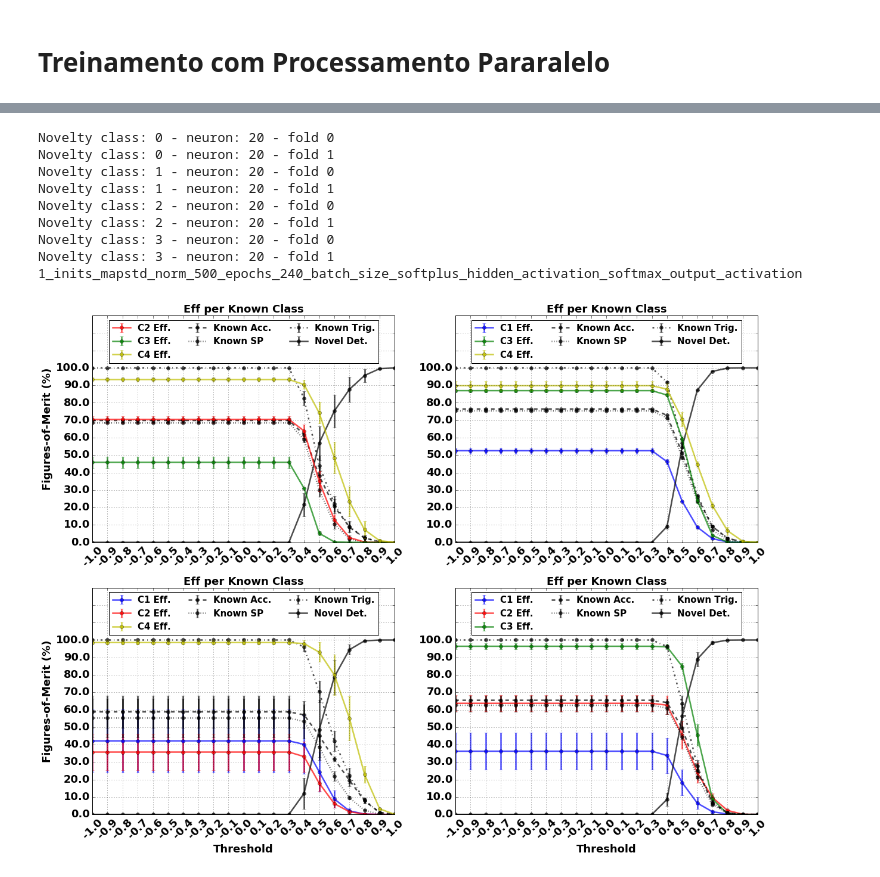
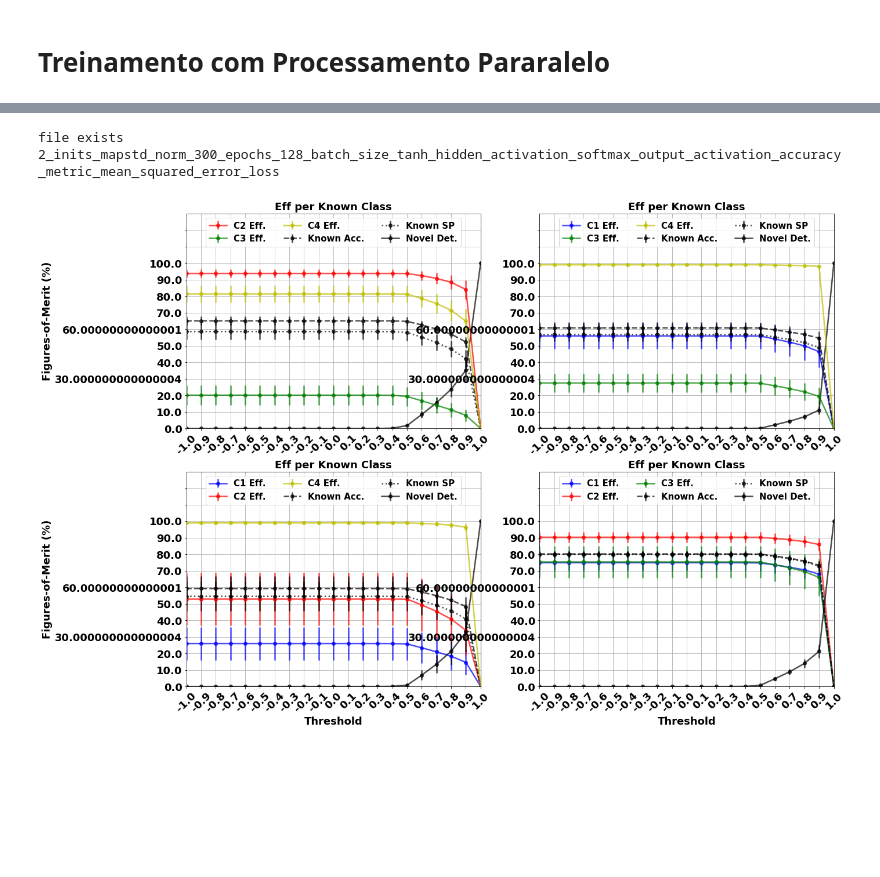
Before and after one commit to natmourajr/SonarAnalysis, a Jupyter notebook: Packages/NoveltyDetection/NeuralNetwork/RawDataNeuralNetwork.ipynb, the cells around one changed output, grey strips where cells are left out. Drawn from its saved outputs; the diff is of its cells as text; code cells hidden in the pictures; blank space fills up the shorter version.

```diff
--- a/Packages/NoveltyDetection/NeuralNetwork/RawDataNeuralNetwork.ipynb
+++ b/Packages/NoveltyDetection/NeuralNetwork/RawDataNeuralNetwork.ipynb
@@ -156,12 +156,12 @@ model_prefix_str = 'RawData'
 trn_params_folder='%s/%s/%s_trnparams.jbl'%(results_path,analysis_str,analysis_name)
 os.remove(trn_params_folder)
 if not os.path.exists(trn_params_folder):
-    trn_params = trnparams.NNNoveltyDetectionTrnParams(n_inits=1,
-                                                       hidden_activation='softplus',
+    trn_params = trnparams.NNNoveltyDetectionTrnParams(n_inits=2,
+                                                       hidden_activation='tanh',
                                                        output_activation='softmax',
-                                                       n_epochs=500,
+                                                       n_epochs=300,
                                                        patience=30,
-                                                       batch_size=240,
+                                                       batch_size=128,
                                                        verbose=False)
     trn_params.save(trn_params_folder)
 else:
@@ -169,7 +169,7 @@ else:
     trn_params.load(trn_params_folder)
 
 # Choose how many fold to be used in Cross Validation
-n_folds = 2
+n_folds = 10
 CVO = trnparams.NoveltyDetectionFolds(folder=results_path,n_folds=n_folds,trgt=all_trgt,dev=development_flag)
 print trn_params.get_params_str()
 # %% [output]
@@ -257,10 +346,13 @@ model_prefix_str = 'RawData'
 
 current_analysis = 'figures_of_merit'
 
-analysis_file_name='%s/%s/%s_novelty_detection_thr_sweep.jbl'%(results_path,analysis_str,analysis_name)
+analysis_file_name='%s/%s/%s_%s_%i_neurons_novelty_detection_thr_sweep.jbl'%(results_path,analysis_str,
+                                                                             analysis_name,
+                                                                             trn_params.get_params_str(),
+                                                                             ineuron)
 
-if os.path.exists(analysis_file_name):
-        os.remove(analysis_file_name)
+# if os.path.exists(analysis_file_name):
+#         os.remove(analysis_file_name)
 
 if not os.path.exists(analysis_file_name):
     trn_params_folder='%s/%s/%s_trnparams.jbl'%(results_path,analysis_str,analysis_name)
@@ -273,8 +365,6 @@ if not os.path.exists(analysis_file_name):
         trn_params.load(trn_params_folder)
 
     params_str = trn_params.get_params_str()
-    n_folds = 2
-    CVO = trnparams.NoveltyDetectionFolds(folder=results_path,n_folds=n_folds,trgt=all_trgt,dev=development_flag)
 
     thr_mat = np.round(np.arange(-1.0,1.1,0.1),3)
     thr_mat[thr_mat>-0.1] = abs(thr_mat[thr_mat>-0.1])
@@ -294,14 +384,14 @@ if not os.path.exists(analysis_file_name):
         for ifold in range(len(CVO[inovelty])):
             print 'Novelty class: %01.0f - neuron: %i - fold %i'%(novelty_class, ineuron, ifold)
             [classifier,trn_desc] = TrainFunctions.NNNoveltyTrainFunction(data=trn_data,
-                                                           trgt=trn_trgt,
-                                                           inovelty=inovelty,
-                                                           ifold=ifold,
-                                                           n_folds=len(CVO[inovelty]),
-                                                           n_neurons=ineuron,
-                                                           trn_params=trn_params,
-                                                           save_path=results_path,
-                                                           dev=development_flag)
+                                                                          trgt=trn_trgt,
+                                                                          inovelty=inovelty,
+                                                                          ifold=ifold,
+                                                                          n_folds=len(CVO[inovelty]),
+                                                                          n_neurons=ineuron,
+                                                                          trn_params=trn_params,
+                                                                          save_path=results_path,
+                                                                          dev=development_flag)
 
             output = classifier.predict(trn_data)
             novelty_output = classifier.predict(all_data[all_trgt==novelty_class])
@@ -357,10 +447,10 @@ for inovelty, novelty_class in enumerate(np.unique(all_trgt)):
                         np.std(known_sp_mat[:,int(novelty_class),:],axis=0),fmt='o:',
                         color='k',alpha=0.7,linewidth=2.5,
                         label='Known SP')
-            ax.errorbar(thr_mat,np.mean(known_trig_mat[:,int(novelty_class),:],axis=0),
-                        np.std(known_trig_mat[:,int(novelty_class),:],axis=0),fmt='o-.',
-                        color='k',alpha=0.7,linewidth=2.5,
-                        label='Known Trig.')
+#             ax.errorbar(thr_mat,np.mean(known_trig_mat[:,int(novelty_class),:],axis=0),
+#                         np.std(known_trig_mat[:,int(novelty_class),:],axis=0),fmt='o-.',
+#                         color='k',alpha=0.7,linewidth=2.5,
+#                         label='Known Trig.')
         else:
             ax.errorbar(thr_mat,np.mean(class_eff_mat[:,int(novelty_class),int(m_class),:],axis=0),
                         np.std(class_eff_mat[:,int(novelty_class),int(m_class),:],axis=0),fmt='o-',
@@ -388,41 +478,36 @@ for inovelty, novelty_class in enumerate(np.unique(all_trgt)):
     labels, handles = zip(*sorted(zip(labels, handles), key=lambda t: t[0]))
     ax.legend(handles, labels, ncol=3, loc='upper center')
 
 #     rect = [0.1, 0.1, 0.5, 0.4]
 #     ax1 = FunctionsDataVisualization.add_subplot_axes(ax,rect)
 #     a = thr_mat>=0.4
 #     b = thr_mat<=0.7
 #     selected_thr = a & b
 #     for iclass, m_class in enumerate(np.unique(all_trgt)):
 #         if novelty_class == m_class:
 #             #a = 0
 #             ax1.errorbar(thr_mat[selected_thr],np.mean(novelty_eff_mat[:,int(novelty_class),selected_thr],axis=0),
 #                         np.std(novelty_eff_mat[:,int(novelty_class),selected_thr],axis=0),fmt='o-',
 #                         color='k',alpha=0.7,linewidth=2.5,
 #                         label='Novel Det.')
 #         else:
 #             ax1.errorbar(thr_mat[selected_thr],np.mean(class_eff_mat[:,int(novelty_class),int(m_class),selected_thr],axis=0),
 #                         np.std(class_eff_mat[:,int(novelty_class),int(m_class),selected_thr],axis=0),fmt='o-',
 #                         color=m_colors[int(m_class)],alpha=0.7,linewidth=2.5,
 #                        label='C%i Eff.'%(int(m_class)+1))
 #     ax1.set_xticks(thr_mat[selected_thr])
 #     ax1.set_xticklabels(thr_mat[selected_thr],rotation=45, fontsize=12)
 
 #     ax1.set_yticklabels(100.*ax1.get_yticks(), fontsize=12)
 
 #     ax1.grid()
     #Save the figure
-    file_name = pict_results_path+'/'+current_analysis+'_%s_neurons_%i_fold_'%(ineuron,ifold)+trn_params.get_params_str()+'.pdf'
+    file_name = pict_results_path+'/'+current_analysis+'_%s_neurons_'%(ineuron)+trn_params.get_params_str()+'.pdf'
     plt.savefig(file_name)
+
+
 print trn_params.get_params_str()
 # %% [output]
-Novelty class: 0 - neuron: 20 - fold 0
-Novelty class: 0 - neuron: 20 - fold 1
-Novelty class: 1 - neuron: 20 - fold 0
-Novelty class: 1 - neuron: 20 - fold 1
-Novelty class: 2 - neuron: 20 - fold 0
-Novelty class: 2 - neuron: 20 - fold 1
-Novelty class: 3 - neuron: 20 - fold 0
-Novelty class: 3 - neuron: 20 - fold 1
-1_inits_mapstd_norm_500_epochs_240_batch_size_softplus_hidden_activation_softmax_output_activation
+file exists
+2_inits_mapstd_norm_300_epochs_128_batch_size_tanh_hidden_activation_softmax_output_activation_accuracy_metric_mean_squared_error_loss
-[figure, old version]
+[figure, new version]
```
Also changed, not shown: parts of 6 cells of this notebook, 8 other files.
